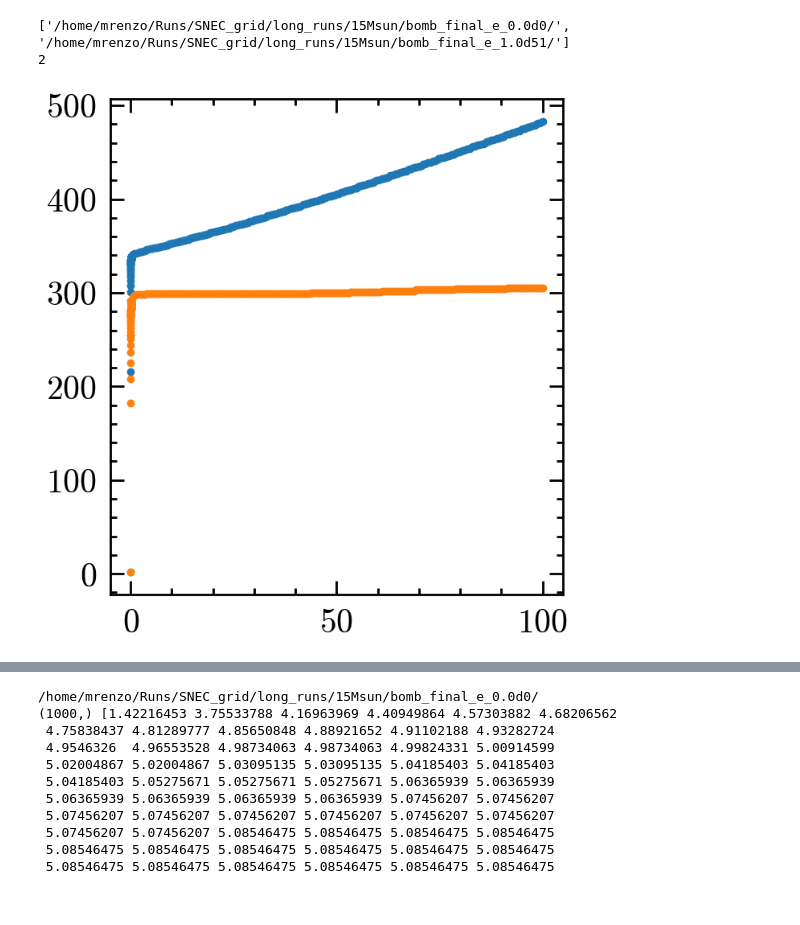
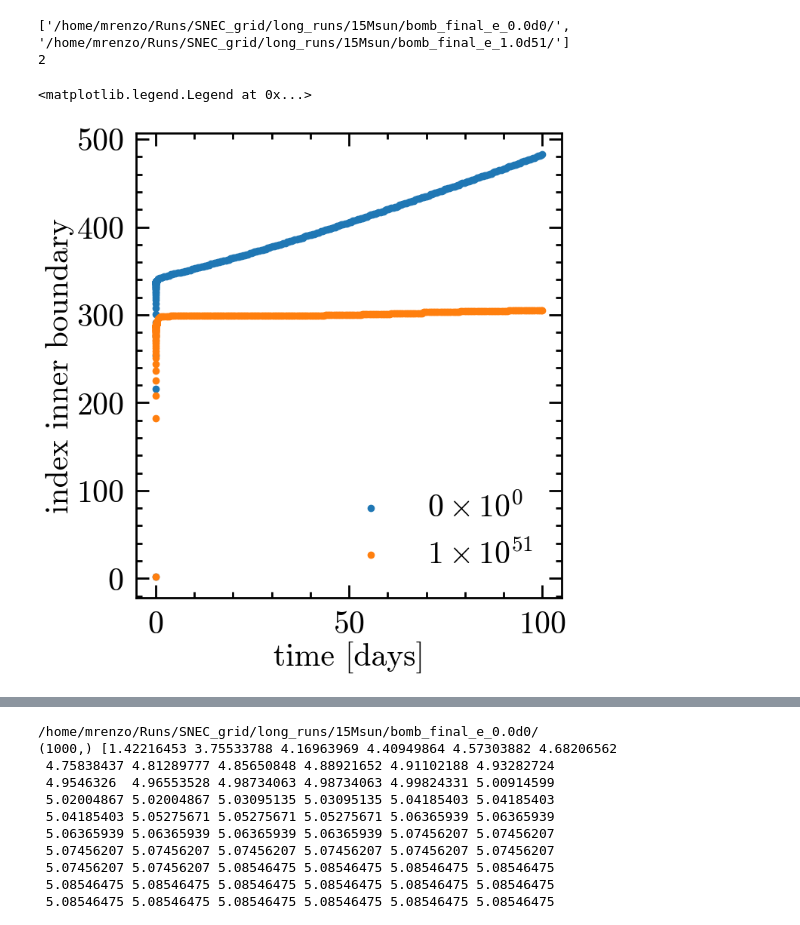
Before and after one commit to mathren/SNEC, a Jupyter notebook: scripts/SNEC_grids.ipynb, the cells around one changed output, grey strips where cells are left out. Saved outputs shown, nothing was run; the diff lists cells and outputs as text; code cells hidden in the pictures.

```diff
--- a/scripts/SNEC_grids.ipynb
+++ b/scripts/SNEC_grids.ipynb
@@ -33,7 +34,8 @@ def get_energy_from_folder(folder):
     return float(folder.split("_e_")[-1].rstrip("/").replace("d", "e"))
 # %%
 root = "/home/mrenzo/Runs/SNEC_grid/long_runs/15Msun/" # 15Msun_progenitor/ # s30VdJNL_0.33/"
-models = sorted(glob.glob(root+"*.*/"), key=get_energy_from_folder)
+# models = sorted(glob.glob(root+"*.*/"), key=get_energy_from_folder)
+
 print(models)
 print(len(models))
 BE = 0.64589366106874414e51 *u.erg # see Table 2 in Morozova et al. 2015
@@ -43,13 +45,17 @@ BE = 0.64589366106874414e51 *u.erg # see Table 2 in Morozova et al. 2015
 # %%
 fig = plt.figure()
 gs = gridspec.GridSpec(100, 110)
 ax = fig.add_subplot(gs[:, :100])
 
 for m in models:
     t, iBC = get_innerBC_t(m+'Data/inner_boundary.dat')
-    ax.scatter(t.to(u.d), iBC)
+    ax.scatter(t.to(u.d), iBC, label=f"{sci_to_latex(get_energy_from_folder(m))}")
+ax.set_xlabel(r"time [days]")
+ax.set_ylabel(r"index inner boundary")
+ax.legend()
 # %% [output]
+<matplotlib.legend.Legend at 0x...>
-[figure, old version]
+[figure, new version]
 # %%
 fig = plt.figure()
 gs = gridspec.GridSpec(100, 110)
```
Also changed, not shown: parts of 3 cells of this notebook, 3 other files.
